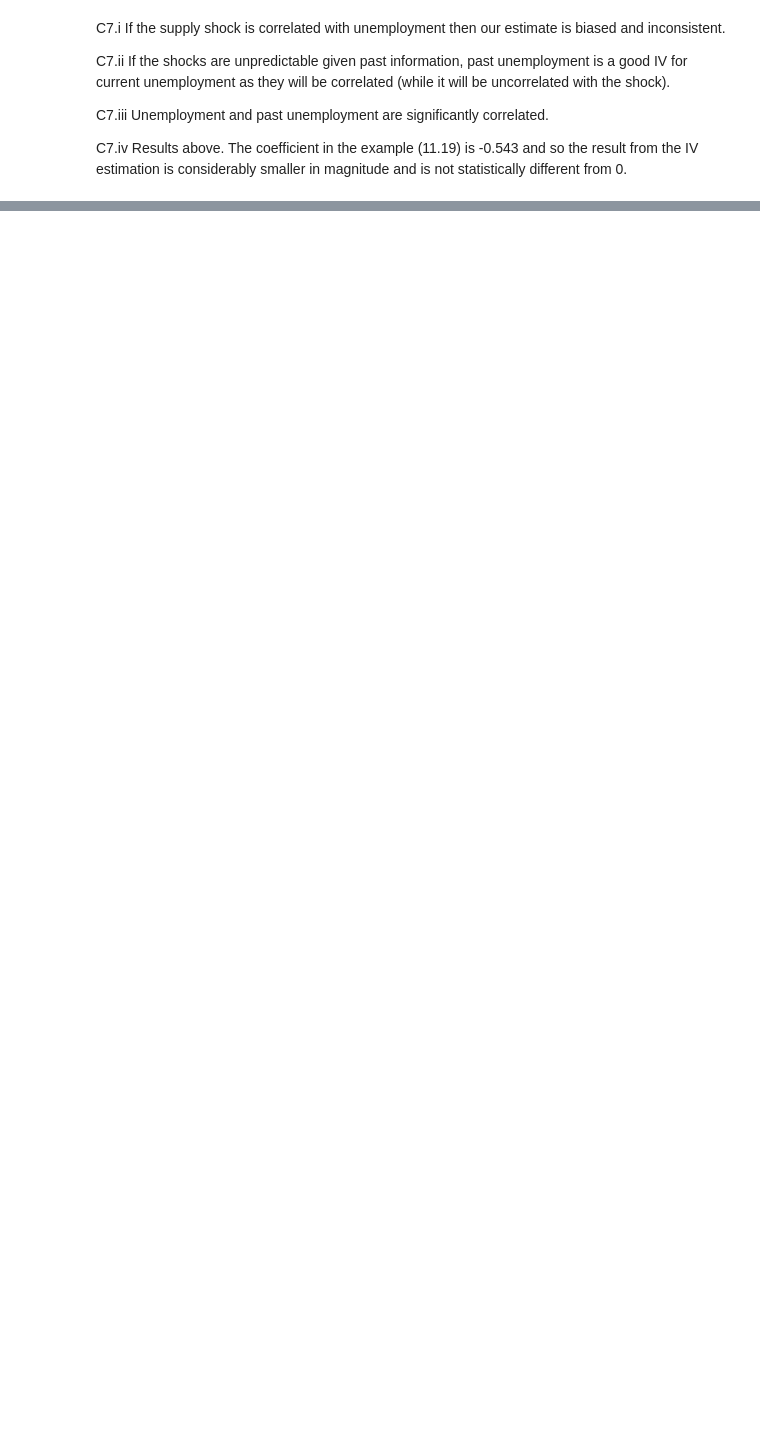
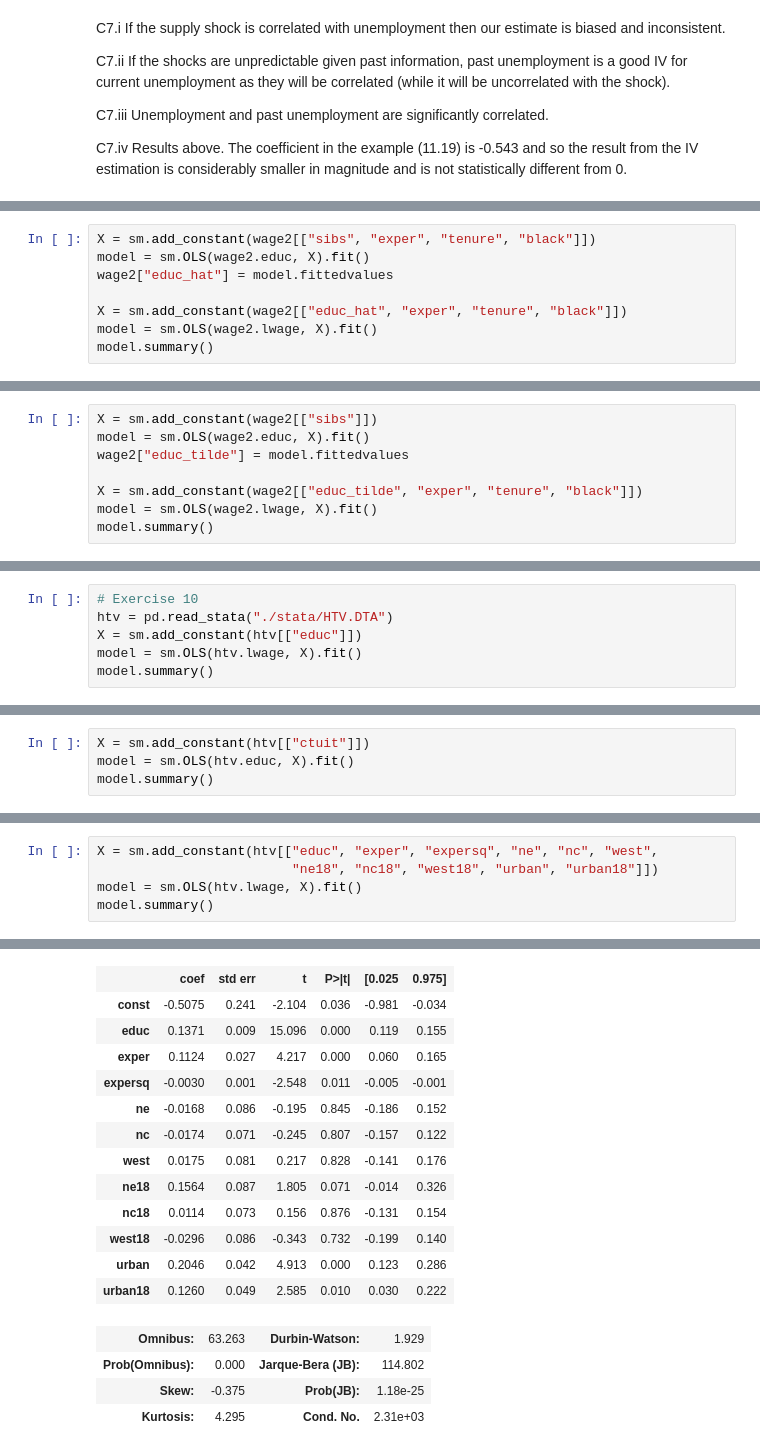
Before and after one commit to systemchalk/wooldridge_workbook, a Jupyter notebook: ch15.ipynb, the cells around one changed output, grey strips where cells are left out. Saved outputs shown, nothing was run; the diff lists cells and outputs as text; blank space fills up the shorter version.

```diff
--- a/ch15.ipynb
+++ b/ch15.ipynb
@@ -752,0 +910,8 @@ C7.iv Results above. The coefficient in the example (11.19) is -0.543 and so the
+# %%
+X = sm.add_constant(wage2[["sibs", "exper", "tenure", "black"]])
+model = sm.OLS(wage2.educ, X).fit()
+wage2["educ_hat"] = model.fittedvalues
+
+X = sm.add_constant(wage2[["educ_hat", "exper", "tenure", "black"]])
+model = sm.OLS(wage2.lwage, X).fit()
+model.summary()
@@ -752,0 +941,8 @@ C7.iv Results above. The coefficient in the example (11.19) is -0.543 and so the
+# %%
+X = sm.add_constant(wage2[["sibs"]])
+model = sm.OLS(wage2.educ, X).fit()
+wage2["educ_tilde"] = model.fittedvalues
+
+X = sm.add_constant(wage2[["educ_tilde", "exper", "tenure", "black"]])
+model = sm.OLS(wage2.lwage, X).fit()
+model.summary()
@@ -752,0 +978,6 @@ C7.iv Results above. The coefficient in the example (11.19) is -0.543 and so the
+# %%
+# Exercise 10
+htv = pd.read_stata("./stata/HTV.DTA")
+X = sm.add_constant(htv[["educ"]])
+model = sm.OLS(htv.lwage, X).fit()
+model.summary()
@@ -752,0 +1004,4 @@ C7.iv Results above. The coefficient in the example (11.19) is -0.543 and so the
+# %%
+X = sm.add_constant(htv[["ctuit"]])
+model = sm.OLS(htv.educ, X).fit()
+model.summary()
@@ -752,0 +1028,6 @@ C7.iv Results above. The coefficient in the example (11.19) is -0.543 and so the
+# %%
+X = sm.add_constant(htv[["educ", "exper", "expersq", "ne", "nc", "west",
+                         "ne18", "nc18", "west18", "urban", "urban18"]])
+model = sm.OLS(htv.lwage, X).fit()
+model.summary()
+# %% [output]
@@ -752,0 +1044,17 @@ C7.iv Results above. The coefficient in the example (11.19) is -0.543 and so the
+|  | coef | std err | t | P>|t| | [0.025 | 0.975] |
+| const | -0.5075 | 0.241 | -2.104 | 0.036 | -0.981 | -0.034 |
+| educ | 0.1371 | 0.009 | 15.096 | 0.000 | 0.119 | 0.155 |
+| exper | 0.1124 | 0.027 | 4.217 | 0.000 | 0.060 | 0.165 |
+| expersq | -0.0030 | 0.001 | -2.548 | 0.011 | -0.005 | -0.001 |
+| ne | -0.0168 | 0.086 | -0.195 | 0.845 | -0.186 | 0.152 |
+| nc | -0.0174 | 0.071 | -0.245 | 0.807 | -0.157 | 0.122 |
+| west | 0.0175 | 0.081 | 0.217 | 0.828 | -0.141 | 0.176 |
+| ne18 | 0.1564 | 0.087 | 1.805 | 0.071 | -0.014 | 0.326 |
+| nc18 | 0.0114 | 0.073 | 0.156 | 0.876 | -0.131 | 0.154 |
+| west18 | -0.0296 | 0.086 | -0.343 | 0.732 | -0.199 | 0.140 |
+| urban | 0.2046 | 0.042 | 4.913 | 0.000 | 0.123 | 0.286 |
+| urban18 | 0.1260 | 0.049 | 2.585 | 0.010 | 0.030 | 0.222 |
+| Omnibus: | 63.263 | Durbin-Watson: | 1.929 |
+| Prob(Omnibus): | 0.000 | Jarque-Bera (JB): | 114.802 |
+| Skew: | -0.375 | Prob(JB): | 1.18e-25 |
+| Kurtosis: | 4.295 | Cond. No. | 2.31e+03 |
```
Also changed, not shown: parts of 50 cells of this notebook.
